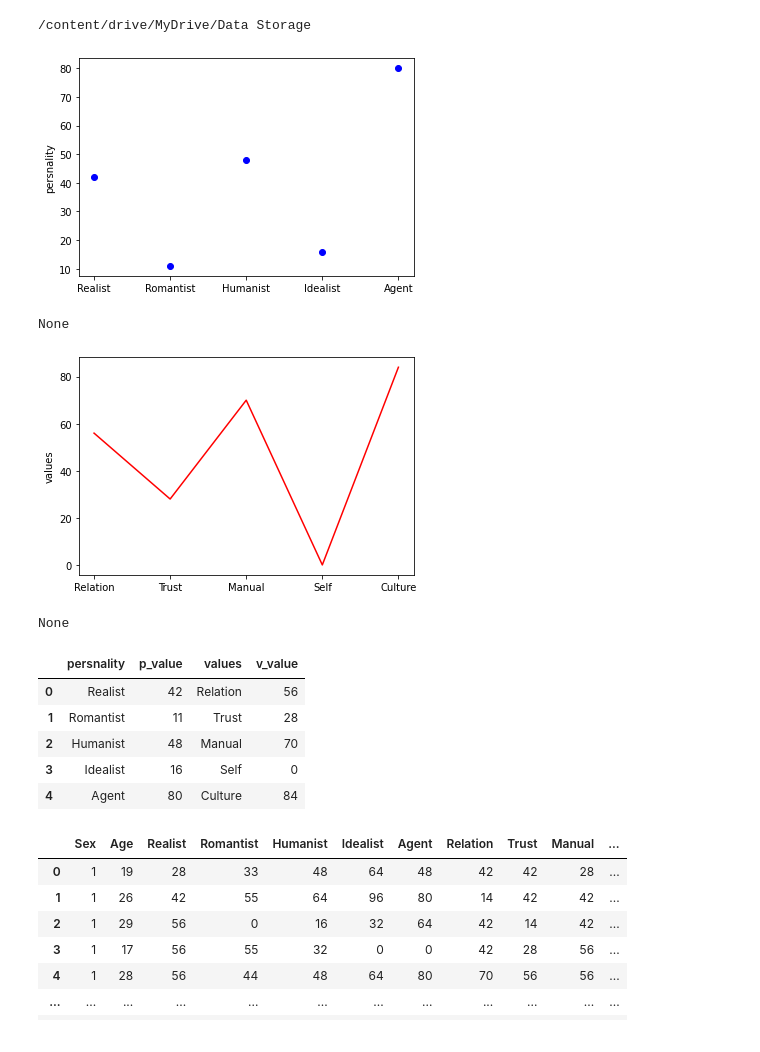
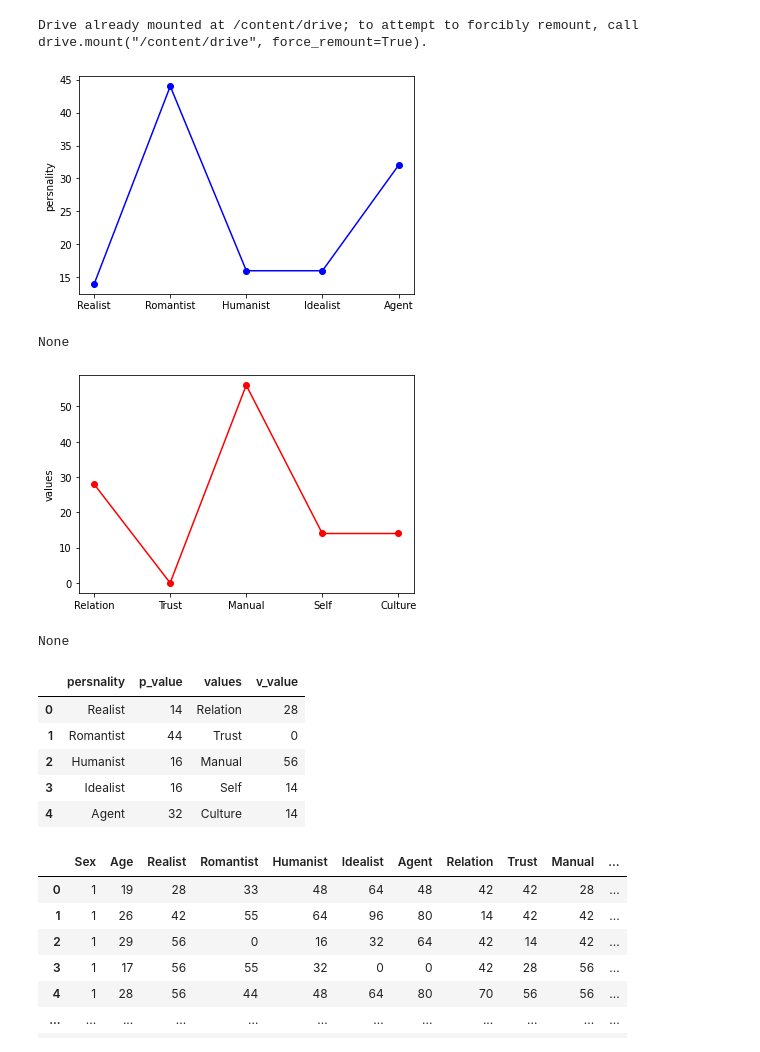
Before and after one commit to codetosign/Study, a Jupyter notebook: WPI/WPI.ipynb, the cells around one changed output. Cells and saved outputs as stored; diff of their text form; code cells hidden in the pictures.

Commit message:
Colaboratory를 통해 생성됨

```diff
--- a/WPI/WPI.ipynb
+++ b/WPI/WPI.ipynb
@@ -1,7 +1,8 @@
-# %%
-cd /content/drive/MyDrive/Data Storage
-# %% [output]
-/content/drive/MyDrive/Data Storage
+# %%
+from google.colab import drive
+drive.mount('/content/drive')
+# %% [output]
+Drive already mounted at /content/drive; to attempt to forcibly remount, call drive.mount("/content/drive", force_remount=True).
 # %%
 import pandas as pd
 import seaborn as sns
@@ -21,9 +22,11 @@ def wpi(name):
   values = df[5:]
 
   plt.plot(persnal[31], persnal[34], 'ro', color = 'blue')  # 자기평가 그래프
+  plt.plot(persnal[31], persnal[34], color = 'blue')  # 자기평가 그래프
   plt.ylabel('persnality')
   print(plt.show())
 
+  plt.plot(values[31], values[34], 'ro', color = 'red')     # 타인평가 그래프
   plt.plot(values[31], values[34], color = 'red')     # 타인평가 그래프
   plt.ylabel('values')
   print(plt.show())
@@ -34,18 +37,18 @@ def wpi(name):
   df = pd.concat([persnal, values.reset_index().drop(columns = 'index')], axis= 1) # 행을 맞춰야해서 타인평가 인덱스 초기화, 인덱스열 삭제
   return df
 # %%
-wpi('아빠')
+wpi('형')
 # %% [output]
-[figure, old version]
+[figure, new version]
 None
-[figure, old version]
+[figure, new version]
 None
 |  | persnality | p_value | values | v_value |
-| 0 | Realist | 42 | Relation | 56 |
-| 1 | Romantist | 11 | Trust | 28 |
-| 2 | Humanist | 48 | Manual | 70 |
-| 3 | Idealist | 16 | Self | 0 |
-| 4 | Agent | 80 | Culture | 84 |
+| 0 | Realist | 14 | Relation | 28 |
+| 1 | Romantist | 44 | Trust | 0 |
+| 2 | Humanist | 16 | Manual | 56 |
+| 3 | Idealist | 16 | Self | 14 |
+| 4 | Agent | 32 | Culture | 14 |
 # %%
 df = pd.read_csv('/content/drive/MyDrive/Data Storage/wpi.csv')
 df
```
Also changed, not shown: parts of 2 cells of this notebook.
